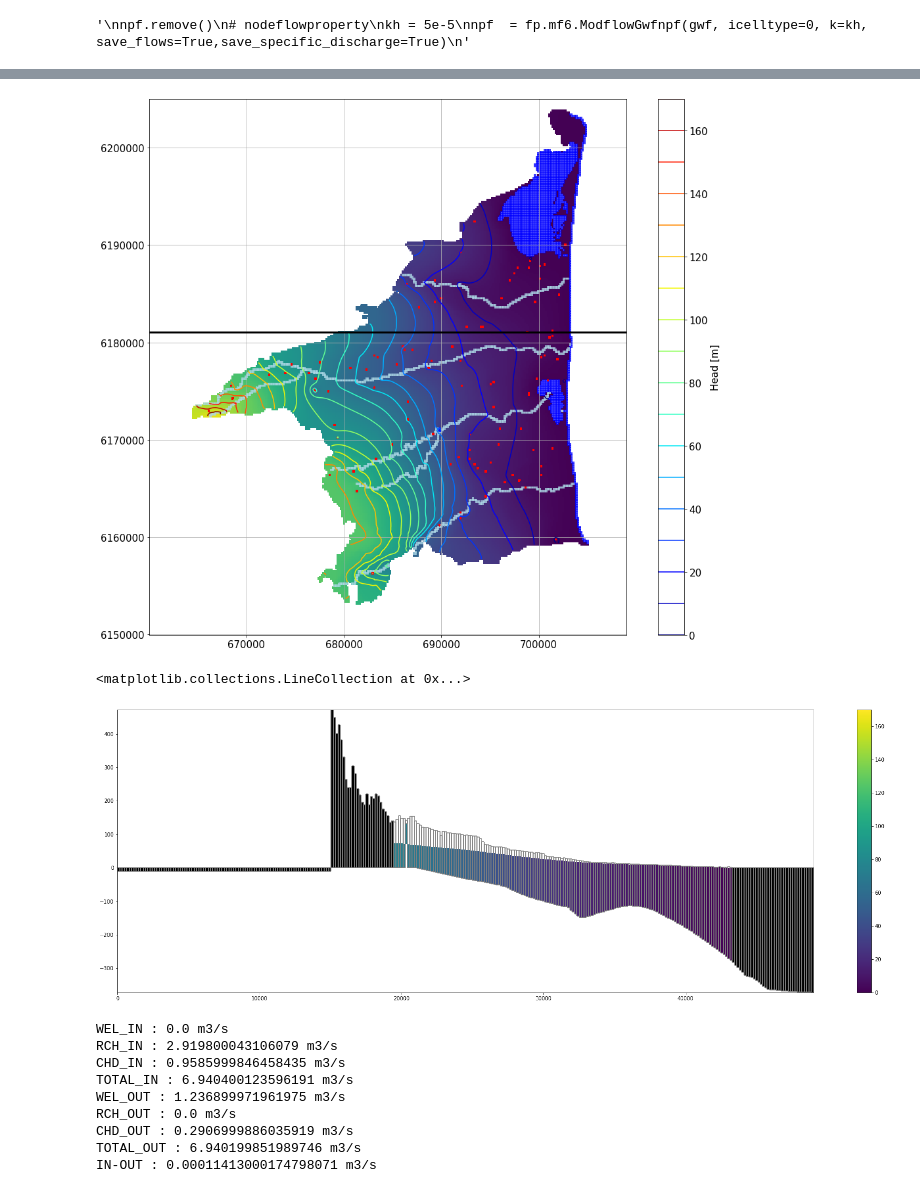
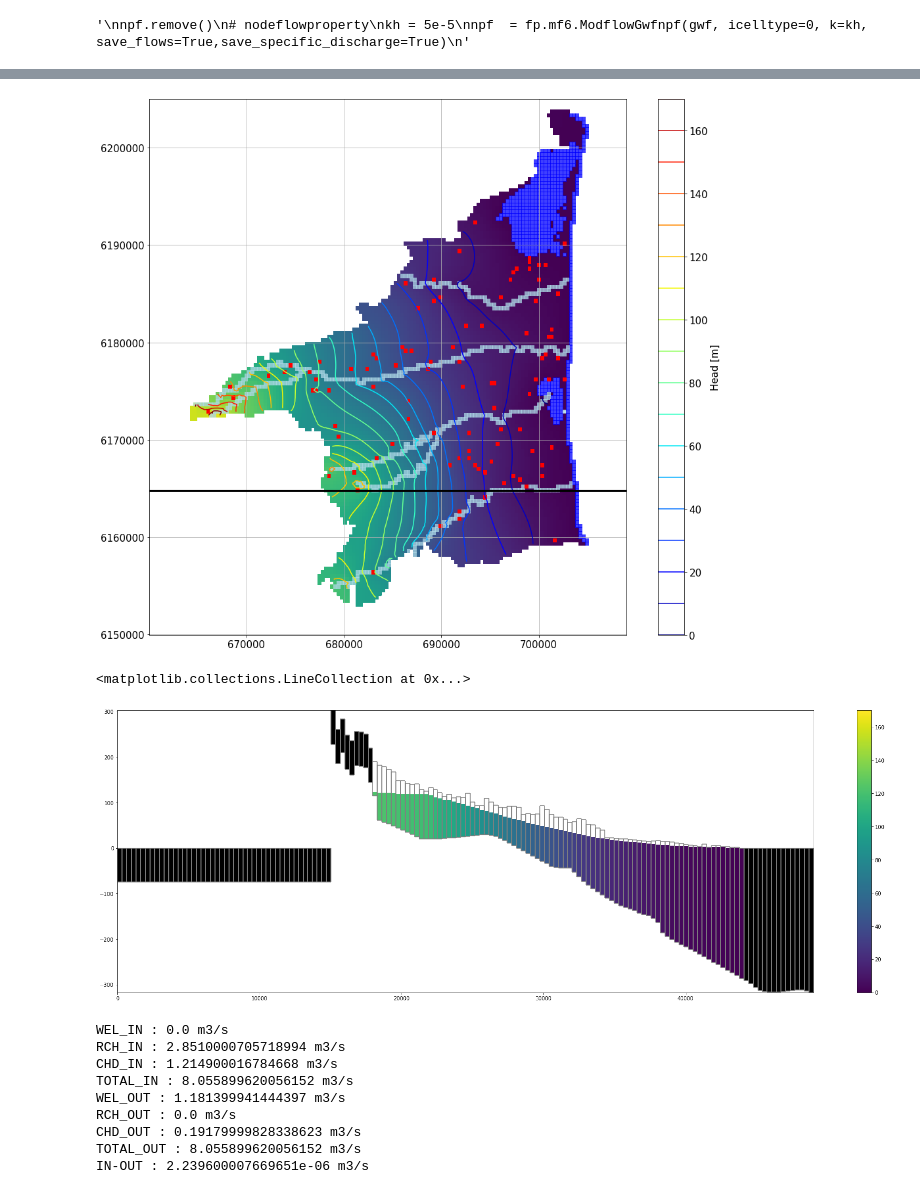
Before and after one commit to LudovicSchorpp/TM_Ludovic_Schorpp, a Jupyter notebook: codes_tests/Modeles2D/test_premier_model/test_premier_model.ipynb, the cells around one changed output, grey strips where cells are left out. Saved outputs shown, nothing was run; the diff lists cells and outputs as text; code cells hidden in the pictures.

```diff
--- a/codes_tests/Modeles2D/test_premier_model/test_premier_model.ipynb
+++ b/codes_tests/Modeles2D/test_premier_model/test_premier_model.ipynb
@@ -45,7 +45,7 @@ x1 += 4000
 Lx = x1-x0
 Ly = y1-y0
 nlay = 1
-ncol = nrow = 300
+ncol = nrow = 150
 delr = np.ones(ncol)*(Lx/ncol)
 delc = np.ones(nrow)*(Ly/nrow)
 
@@ -176,3 +176,26 @@ path = "../../data/prélèvements/prlvm_brl/Prlvm_brl_Rou.shp"
 V_col = "V Bancaris"
 layer = 0
 stress_data_well = importWells(path,grid,V_col=V_col,layer=layer)
+# %%
+"""
+# Chabart permea
+KCha=[]
+# retrieve some raster files containings infos about K in the Chabart model
+for file in os.listdir("../../data/Chabart"):
+    if file.endswith(".tif"):
+        KCha.append(os.path.join("../../data/Chabart",file))
+
+#initialize arrays
+KC = np.ones([3,nrow,ncol])
+ep = np.ones([3,nrow,ncol])
+
+# extract data and resample to actual grid
+i = 0
+for tif in KCha:
+    Rast = Raster.load(tif)
+    KC[i] = Rast.resample_to_grid(grid.xcellcenters,
+                                  grid.ycellcenters,
+                                  band = Rast.bands[0],
+                                  method="nearest")
+    i += 1
+"""
@@ -321,35 +347,35 @@ ax  = plt.subplot(1, 1,1, aspect='equal')
 ml = fp.plot.PlotMapView(model=gwf)
 
 hmesh=ml.plot_array(head,masked_values=[0,1e30],cmap="viridis")
 hmesh.set_clim(0,180)
 #ml.plot_specific_discharge(spdis[0],color="w",width=0.0050)
 cont=ml.contour_array(head,masked_values=[0,1e30],levels=np.linspace(0,170,18),cmap="jet")
 
 # plot bc
 for bc in bdfile:
     if bc == ("sea") or bc== ("eta"):
         ml.plot_bc(bc,color="b",alpha=0.5)
     else :
         ml.plot_bc(bc,color="lightblue",alpha=0.5)
 ml.plot_bc("wel",label="we") # plot the wells
 
 # plot Cross-section
-row = 130
+row = 109
 x = [x0,x1]
 y = [y1-(row+.5)*delc,y1-(row+.5)*delc]
 ax.plot(x,y,"k",linewidth=3)
 
 
 ax.tick_params(labelsize=15)
 #ax.tick_params(axis="y",direction="in", pad=-120)
 
 g = plt.colorbar(cont)
 g.set_label("Head [m]",fontsize=15)
 g.ax.tick_params(labelsize=15)
 
 ax.grid()
 # %% [output]
-[figure, old version]
+[figure, new version]
 # %%
 fig,ax = plt.subplots(figsize=(30,10))
 x=fp.plot.PlotCrossSection(gwf,line={"row" :row})
@@ -361,7 +387,7 @@ x.plot_ibound()
 x.plot_grid()
 # %% [output]
 <matplotlib.collections.LineCollection at 0x...>
-[figure, old version]
+[figure, new version]
 # %%
 # Total Budget
 lstBudgetfile = "{}.lst".format(model_name)
@@ -373,14 +399,14 @@ for i in Budgetobj.entries:
         print("{} : {} m3/s".format(i,Budgetobj.get_budget(names=i)[0][0][-1]))
 # %% [output]
 WEL_IN : 0.0 m3/s
-RCH_IN : 2.919800043106079 m3/s
-CHD_IN : 0.9585999846458435 m3/s
-TOTAL_IN : 6.940400123596191 m3/s
-WEL_OUT : 1.236899971961975 m3/s
+RCH_IN : 2.8510000705718994 m3/s
+CHD_IN : 1.214900016784668 m3/s
+TOTAL_IN : 8.055899620056152 m3/s
+WEL_OUT : 1.181399941444397 m3/s
 RCH_OUT : 0.0 m3/s
-CHD_OUT : 0.2906999886035919 m3/s
-TOTAL_OUT : 6.940199851989746 m3/s
-IN-OUT : 0.00011413000174798071 m3/s
+CHD_OUT : 0.19179999828338623 m3/s
+TOTAL_OUT : 8.055899620056152 m3/s
+IN-OUT : 2.239600007669651e-06 m3/s
 # %%
 head[head>1000]=0
 plt.scatter(Control_pz[Control_pz!=0],
```
Also changed, not shown: parts of 10 cells of this notebook, 30 other files.
